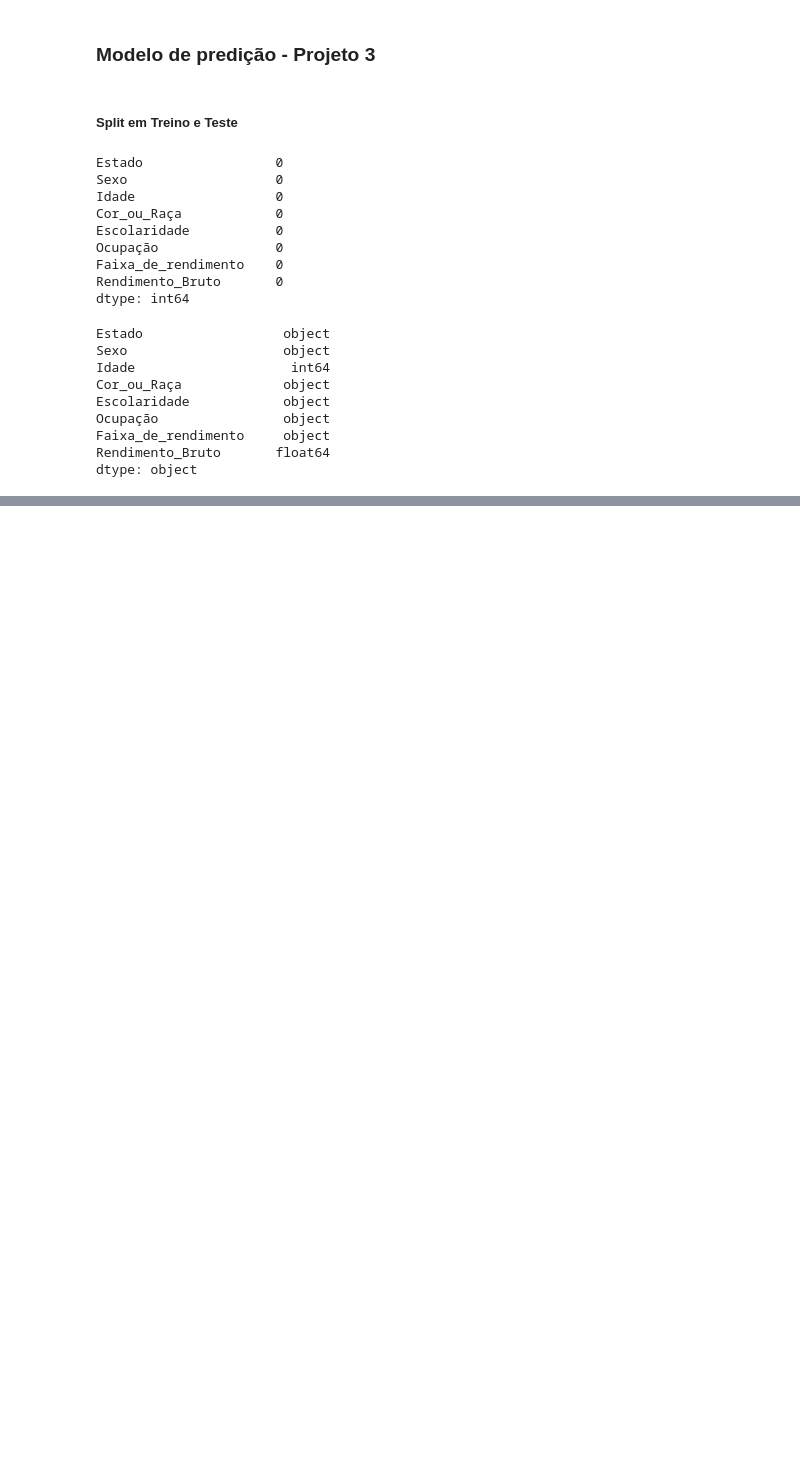
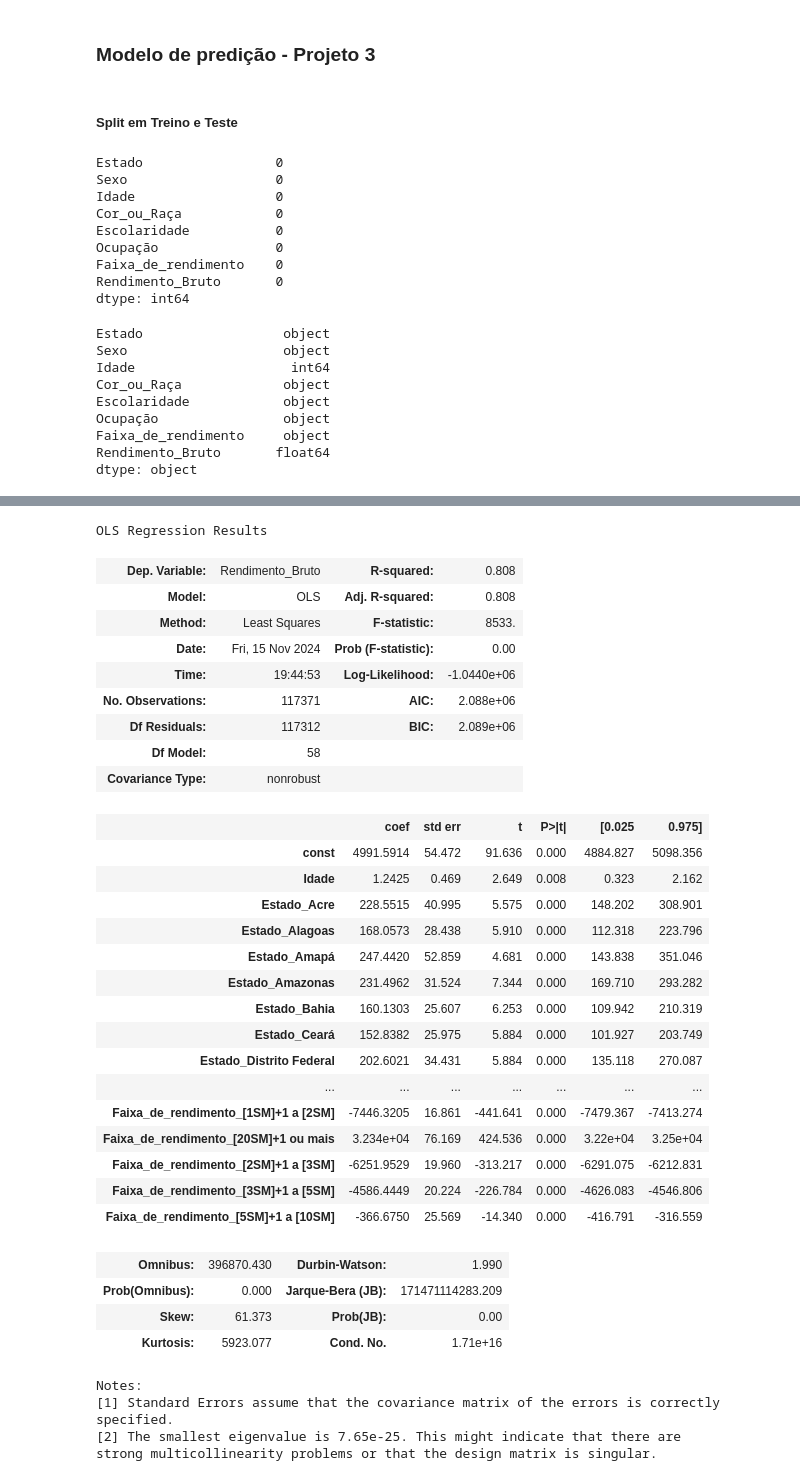
Before and after one commit to jlbrasileiro/Projeto-3---Ci-ncia-dos-Dados---2024.2, a Jupyter notebook: modelo_predicao.ipynb, the cells around one changed output, grey strips where cells are left out. Drawn from its saved outputs; the diff is of its cells as text; code cells hidden in the pictures; blank space fills up the shorter version.

```diff
--- a/modelo_predicao.ipynb
+++ b/modelo_predicao.ipynb
@@ -149,0 +180,39 @@ dados_corrigidos = dados.drop(dados[jovens_adultos].index)
+# %%
+x_train3 = x_train2.drop(columns=['Escolaridade_Superior - graduação'])
+regressao3 = regress(y_train, x_train3)
+regressao3.summary()
+# %% [output]
+OLS Regression Results
+| Dep. Variable: | Rendimento_Bruto | R-squared: | 0.808 |
+| Model: | OLS | Adj. R-squared: | 0.808 |
+| Method: | Least Squares | F-statistic: | 8533. |
+| Date: | Fri, 15 Nov 2024 | Prob (F-statistic): | 0.00 |
+| Time: | 19:44:53 | Log-Likelihood: | -1.0440e+06 |
+| No. Observations: | 117371 | AIC: | 2.088e+06 |
+| Df Residuals: | 117312 | BIC: | 2.089e+06 |
+| Df Model: | 58 |  |  |
+| Covariance Type: | nonrobust |  |  |
+|  | coef | std err | t | P>|t| | [0.025 | 0.975] |
+| const | 4991.5914 | 54.472 | 91.636 | 0.000 | 4884.827 | 5098.356 |
+| Idade | 1.2425 | 0.469 | 2.649 | 0.008 | 0.323 | 2.162 |
+| Estado_Acre | 228.5515 | 40.995 | 5.575 | 0.000 | 148.202 | 308.901 |
+| Estado_Alagoas | 168.0573 | 28.438 | 5.910 | 0.000 | 112.318 | 223.796 |
+| Estado_Amapá | 247.4420 | 52.859 | 4.681 | 0.000 | 143.838 | 351.046 |
+| Estado_Amazonas | 231.4962 | 31.524 | 7.344 | 0.000 | 169.710 | 293.282 |
+| Estado_Bahia | 160.1303 | 25.607 | 6.253 | 0.000 | 109.942 | 210.319 |
+| Estado_Ceará | 152.8382 | 25.975 | 5.884 | 0.000 | 101.927 | 203.749 |
+| Estado_Distrito Federal | 202.6021 | 34.431 | 5.884 | 0.000 | 135.118 | 270.087 |
+| ... | ... | ... | ... | ... | ... | ... |
+| Faixa_de_rendimento_[1SM]+1 a [2SM] | -7446.3205 | 16.861 | -441.641 | 0.000 | -7479.367 | -7413.274 |
+| Faixa_de_rendimento_[20SM]+1 ou mais | 3.234e+04 | 76.169 | 424.536 | 0.000 | 3.22e+04 | 3.25e+04 |
+| Faixa_de_rendimento_[2SM]+1 a [3SM] | -6251.9529 | 19.960 | -313.217 | 0.000 | -6291.075 | -6212.831 |
+| Faixa_de_rendimento_[3SM]+1 a [5SM] | -4586.4449 | 20.224 | -226.784 | 0.000 | -4626.083 | -4546.806 |
+| Faixa_de_rendimento_[5SM]+1 a [10SM] | -366.6750 | 25.569 | -14.340 | 0.000 | -416.791 | -316.559 |
+| Omnibus: | 396870.430 | Durbin-Watson: | 1.990 |
+| Prob(Omnibus): | 0.000 | Jarque-Bera (JB): | 171471114283.209 |
+| Skew: | 61.373 | Prob(JB): | 0.00 |
+| Kurtosis: | 5923.077 | Cond. No. | 1.71e+16 |
+Notes:
+[1] Standard Errors assume that the covariance matrix of the errors is correctly specified.
+[2] The smallest eigenvalue is 7.65e-25. This might indicate that there are
+strong multicollinearity problems or that the design matrix is singular.
```
Also changed, not shown: parts of 16 cells of this notebook.
